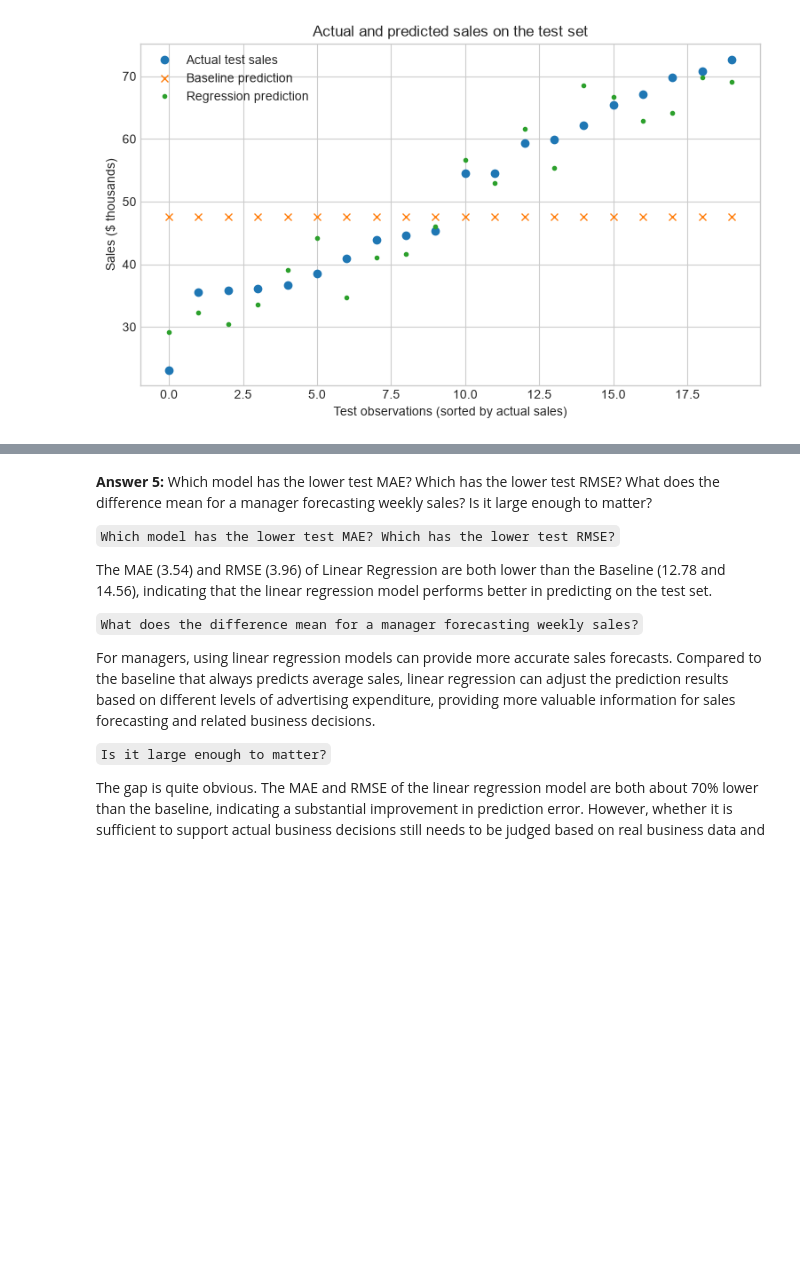
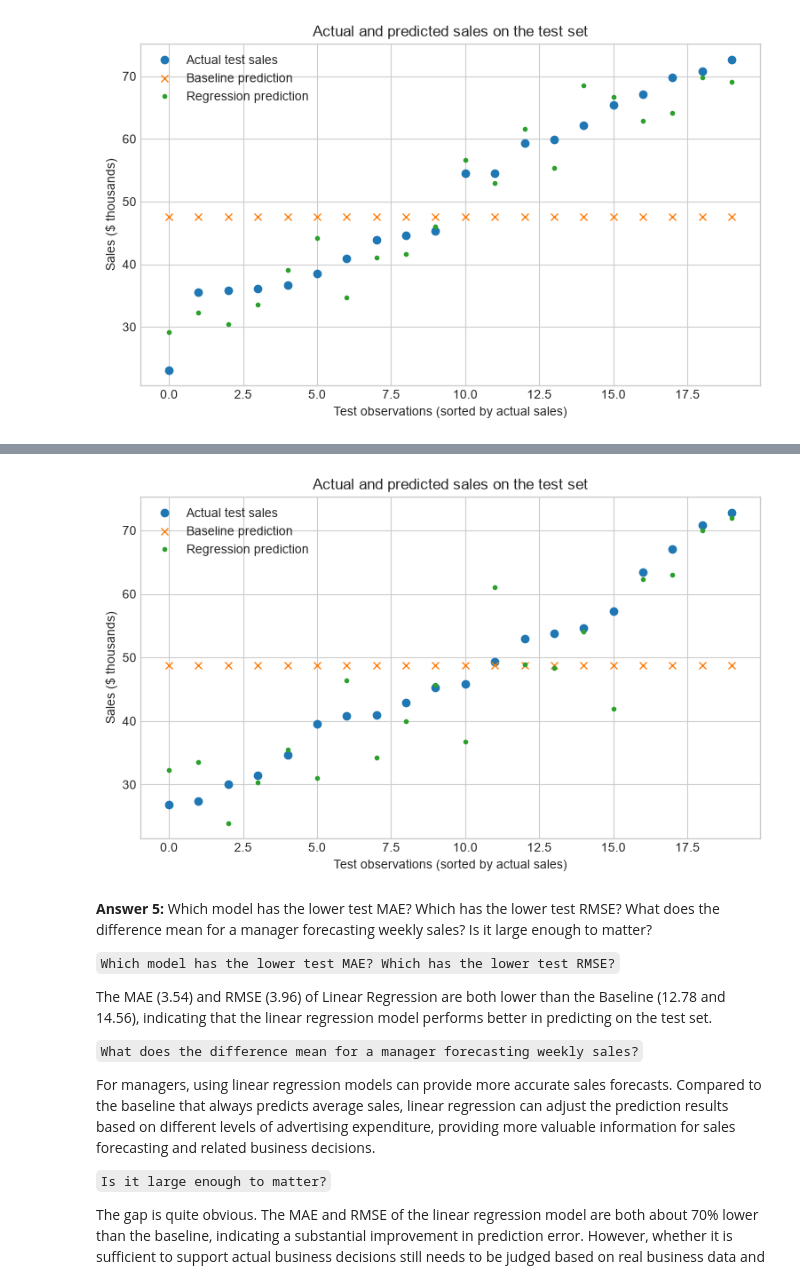
Before and after one commit to yqiaodennis/mgs3101-assignment4, a Jupyter notebook: Assignment4_Linear_Regression_Steps_GitHub.ipynb, the cells around one changed output, grey strips where cells are left out. Saved outputs shown, nothing was run; the diff lists cells and outputs as text; code cells hidden in the pictures; blank space fills up the shorter version.

```diff
--- a/Assignment4_Linear_Regression_Steps_GitHub.ipynb
+++ b/Assignment4_Linear_Regression_Steps_GitHub.ipynb
@@ -246,3 +365,22 @@ plt.show()
+# %%
+# For test size = 0.25, random_state = 7
+comparison = pd.DataFrame({
+    'actual_sales_thousands': y_test.to_numpy(),
+    'baseline_prediction_thousands': baseline_predictions,
+    'regression_prediction_thousands': regression_predictions,
+}).sort_values('actual_sales_thousands').reset_index(drop=True)
+
+plt.figure(figsize=(9, 5))
+plt.plot(comparison.index, comparison['actual_sales_thousands'], 'o', label='Actual test sales')
+plt.plot(comparison.index, comparison['baseline_prediction_thousands'], 'x', label='Baseline prediction')
+plt.plot(comparison.index, comparison['regression_prediction_thousands'], '.', label='Regression prediction')
+plt.xlabel('Test observations (sorted by actual sales)')
+plt.ylabel('Sales ($ thousands)')
+plt.title('Actual and predicted sales on the test set')
+plt.legend()
+plt.show()
+# %% [output]
+[figure, added]
 # %% [markdown]
 **Answer 5:** Which model has the lower test MAE? Which has the lower test RMSE? What does the difference mean for a manager forecasting weekly sales? Is it large enough to matter?
 
```
Also changed, not shown: parts of 8 cells of this notebook.
